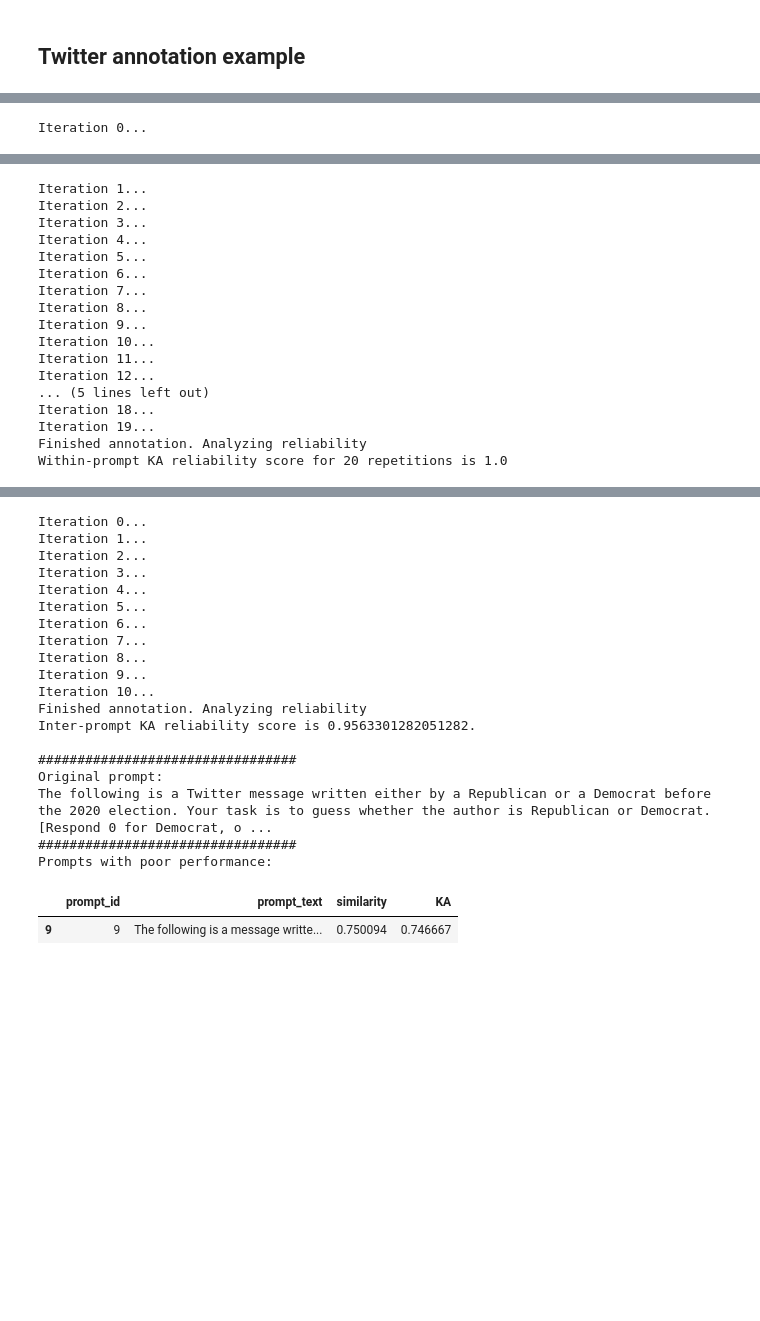
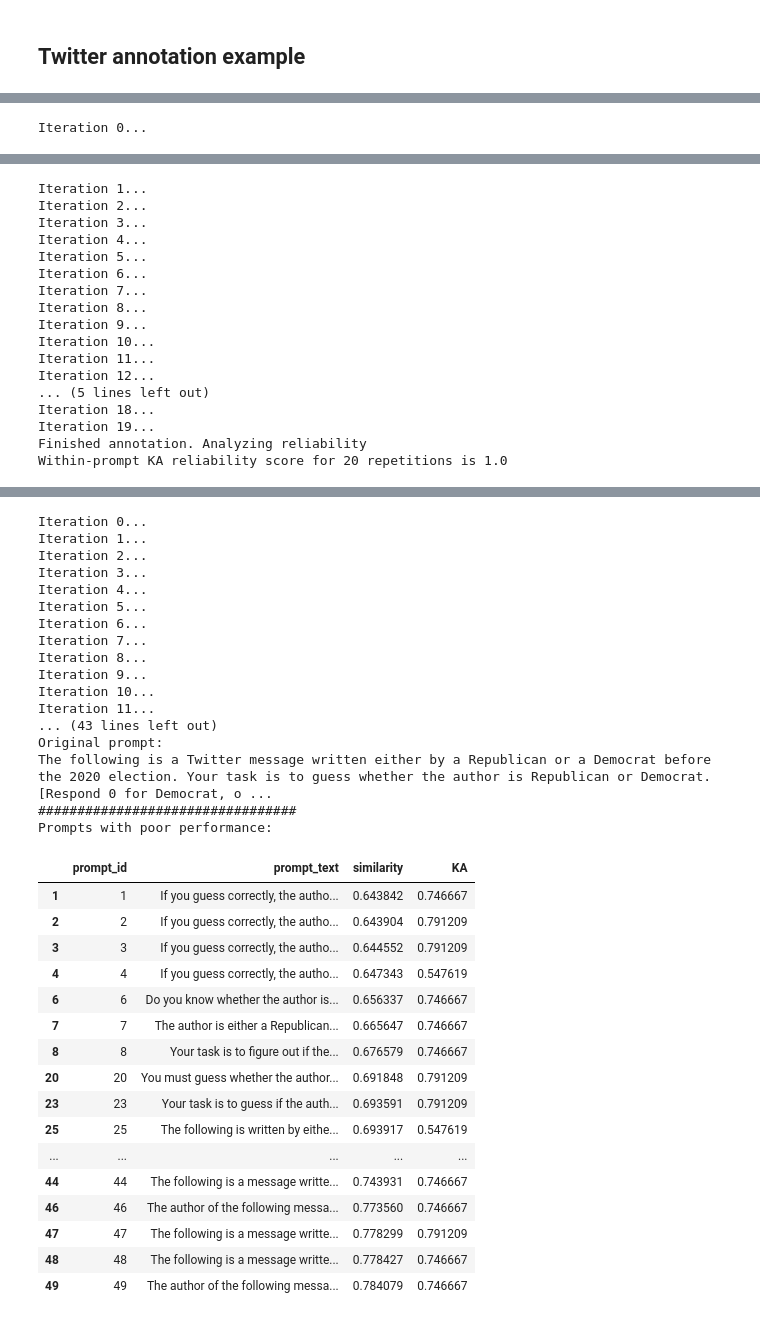
Before and after one commit to cjbarrie/promptstability, a Jupyter notebook: notebooks/manisfestos_class.ipynb, the cells around one changed output, grey strips where cells are left out. Cells and saved outputs as stored; diff of their text form; code cells hidden in the pictures; blank space fills up the shorter version.

```diff
--- a/notebooks/manisfestos_class.ipynb
+++ b/notebooks/manisfestos_class.ipynb
@@ -158,7 +176,7 @@ class PromptStabilityAnalysis:
         return util.pytorch_cos_sim(emb1, emb2)
 
     # Uses Pegasus to paraphrase a sentence
-    def __paraphrase_sentence(self, input_text, num_return_sequences=10, num_beams=10, temperature=1.5):
+    def __paraphrase_sentence(self, input_text, num_return_sequences=10, num_beams=50, temperature=1.5):
         batch = self.tokenizer([input_text],truncation=True,padding='longest',max_length=60, return_tensors="pt").to(self.torch_device)
         translated = self.model.generate(**batch,max_length=60,num_beams=num_beams, num_return_sequences=num_return_sequences, temperature=temperature)
         tgt_text = self.tokenizer.batch_decode(translated, skip_special_tokens=True)
@@ -566,6 +610,6 @@ res,df, ka_scores, iterrations_no = psa.baseline_stochasticity(prompt,prompt_pos
 #print(f"The KA reliability for the main message is {res}")
 
 # Test of variability across prompts
-res,df,rel_by_sim, poor_prompts = psa.interprompt_stochasticity(prompt,prompt_postfix, nr_variations=10, temperature=1.0, iterations=1)
+res,df,rel_vs_sim, poor_prompts = psa.interprompt_stochasticity(prompt,prompt_postfix, nr_variations=50, temperature=1.0, iterations=1)
 #print(f"The KA inter reliability for varying the prompt is {res}")
 # %% [output]
@@ -607,22 +656,35 @@ Within-prompt KA reliability score for 20 repetitions is 1.0
 | 0 | 1.000000 | The following is a Twitter messag... | True |
 Iteration 0...
 Iteration 1...
 Iteration 2...
 Iteration 3...
 Iteration 4...
 Iteration 5...
 Iteration 6...
 Iteration 7...
 Iteration 8...
 Iteration 9...
 Iteration 10...
-Finished annotation. Analyzing reliability
-Inter-prompt KA reliability score is 0.9563301282051282.
-
-#################################
+Iteration 11...
+... (43 lines left out)
 Original prompt:
 The following is a Twitter message written either by a Republican or a Democrat before the 2020 election. Your task is to guess whether the author is Republican or Democrat. [Respond 0 for Democrat, o ...
 #################################
 Prompts with poor performance:
 |  | prompt_id | prompt_text | similarity | KA |
-| 9 | 9 | The following is a message writte... | 0.750094 | 0.746667 |
+| 1 | 1 | If you guess correctly, the autho... | 0.643842 | 0.746667 |
+| 2 | 2 | If you guess correctly, the autho... | 0.643904 | 0.791209 |
+| 3 | 3 | If you guess correctly, the autho... | 0.644552 | 0.791209 |
+| 4 | 4 | If you guess correctly, the autho... | 0.647343 | 0.547619 |
+| 6 | 6 | Do you know whether the author is... | 0.656337 | 0.746667 |
+| 7 | 7 | The author is either a Republican... | 0.665647 | 0.746667 |
+| 8 | 8 | Your task is to figure out if the... | 0.676579 | 0.746667 |
+| 20 | 20 | You must guess whether the author... | 0.691848 | 0.791209 |
+| 23 | 23 | Your task is to guess if the auth... | 0.693591 | 0.791209 |
+| 25 | 25 | The following is written by eithe... | 0.693917 | 0.547619 |
+| ... | ... | ... | ... | ... |
+| 44 | 44 | The following is a message writte... | 0.743931 | 0.746667 |
+| 46 | 46 | The author of the following messa... | 0.773560 | 0.746667 |
+| 47 | 47 | The following is a message writte... | 0.778299 | 0.791209 |
+| 48 | 48 | The following is a message writte... | 0.778427 | 0.746667 |
+| 49 | 49 | The author of the following messa... | 0.784079 | 0.746667 |
```
Also changed, not shown: parts of 13 cells of this notebook.
